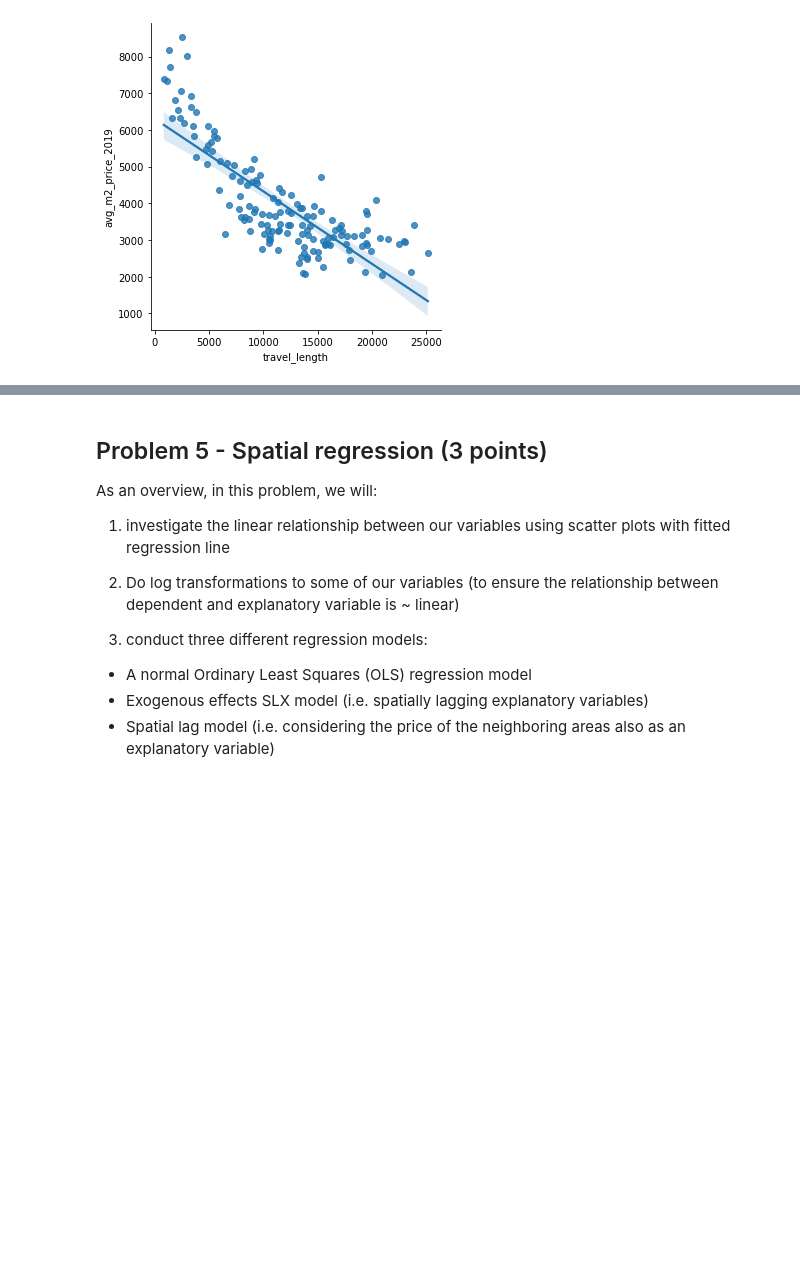
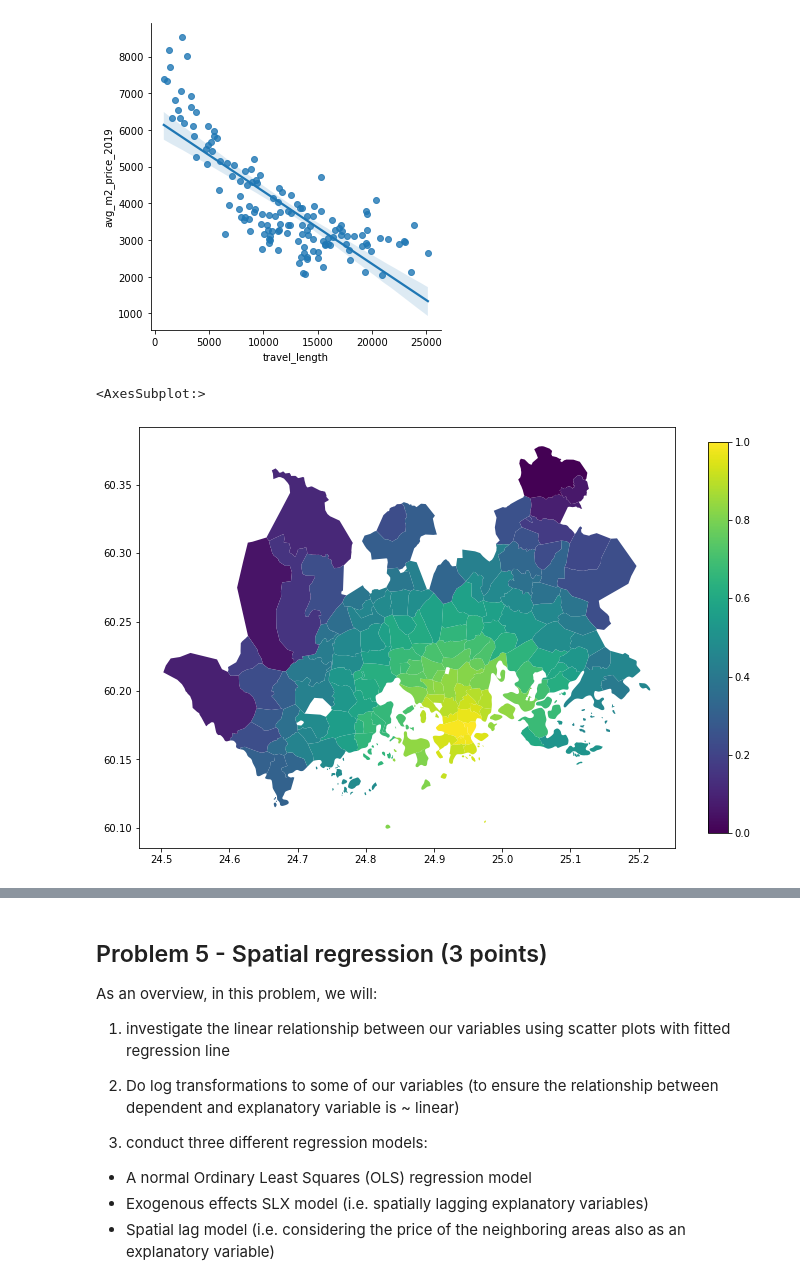
Before and after one commit to Sustainability-GIS-2022/exercise-4-laripernu, a Jupyter notebook: Exercise-4.ipynb, the cells around one changed output, grey strips where cells are left out. Saved outputs shown, nothing was run; the diff lists cells and outputs as text; code cells hidden in the pictures; blank space fills up the shorter version.

```diff
--- a/Exercise-4.ipynb
+++ b/Exercise-4.ipynb
@@ -196,9 +196,18 @@ seaborn.lmplot(x="travel_length", y="avg_m2_price_2019", data=data)
 # %%
 # 2. Create an accessibility index as a new column called access_index in which you should:
 # Calculate the inverse distance with formula: abs( distance - max(distance) )
+max_distance = data["travel_length"].max()
+data["inverse_distance"] = abs(data["travel_length"] - max_distance)
+
 # Standarize the inversed distance to scale 0-1 with formula: inverse_distance / max(inverse_distance)
+max_inverse = data["inverse_distance"].max()
+data["access_index"] = data["inverse_distance"] / max_inverse
+
 # As a result for the accessibility index, you should have something like following:
-#data["access_index"]
+data.plot("access_index", figsize=(12,12), legend=True, legend_kwds={'shrink': 0.6})
+# %% [output]
+<AxesSubplot:>
+[figure, added]
 # %% [markdown]
 ## Problem 3 - Make a correlation matrix (1 points)
 
```
